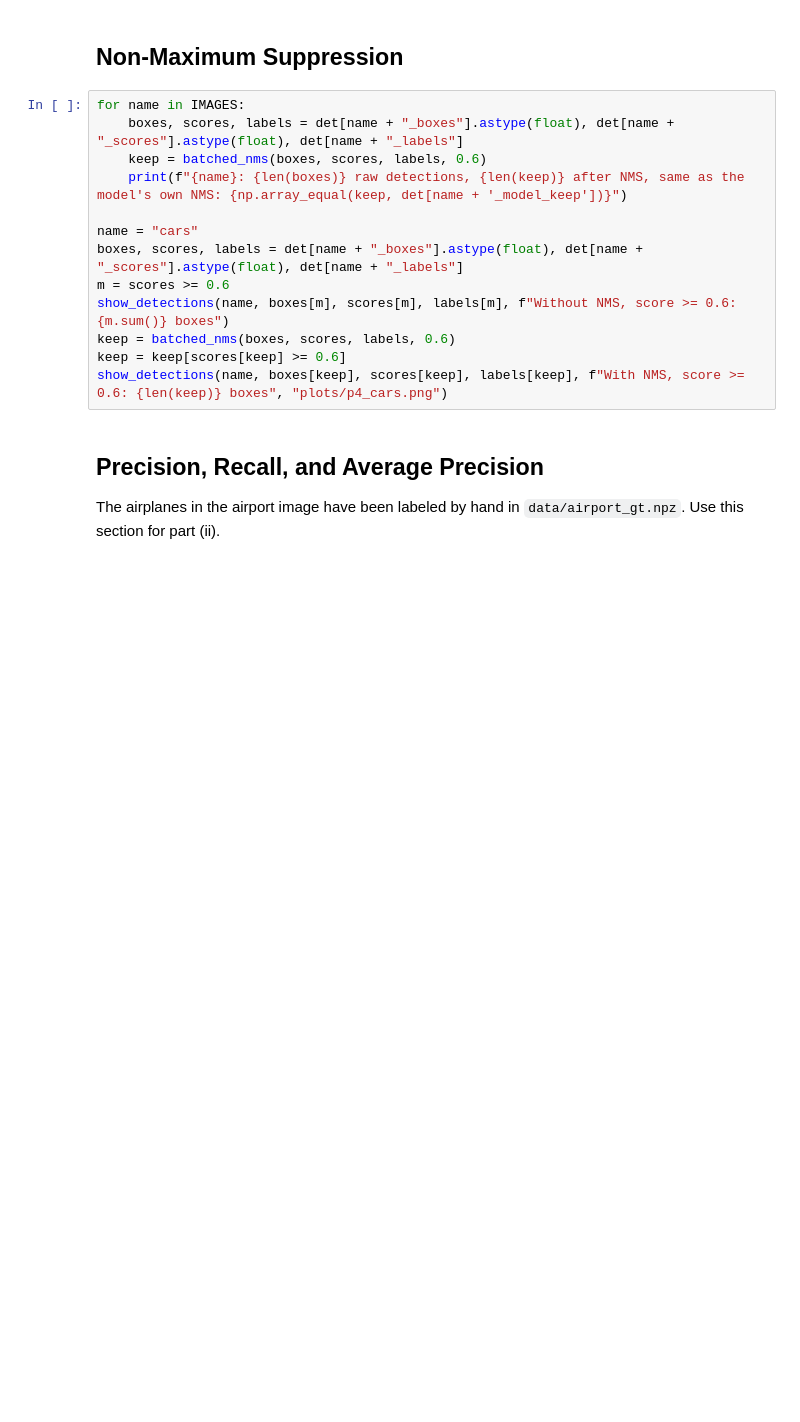
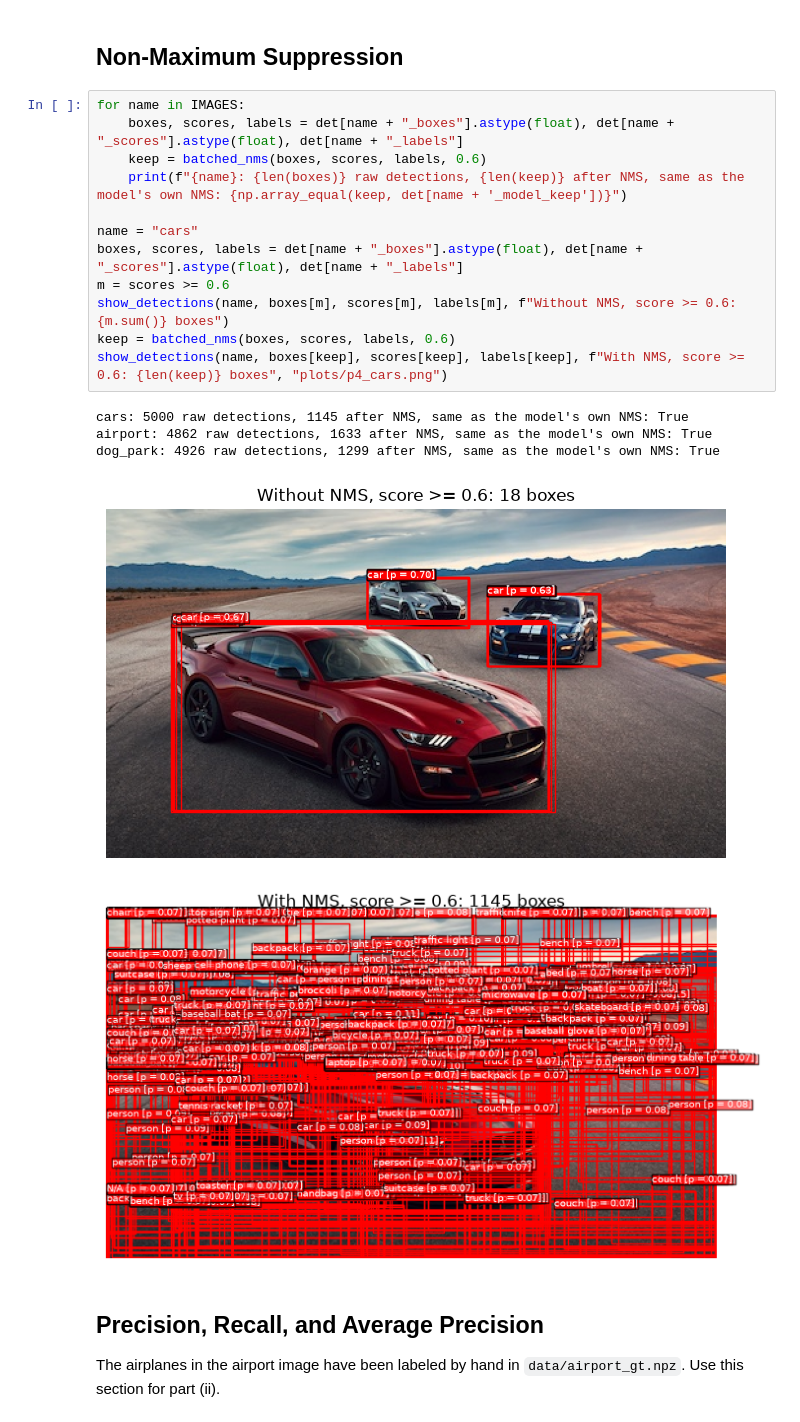
Before and after one commit to Cesium-Lab/stanford, a Jupyter notebook: aa274a/hw3/p4_detection.ipynb, the cells around one changed output. Drawn from its saved outputs; the diff is of its cells as text; blank space fills up the shorter version.

```diff
--- a/aa274a/hw3/p4_detection.ipynb
+++ b/aa274a/hw3/p4_detection.ipynb
@@ -58,16 +59,21 @@ NotImplementedError:
 # %%
 for name in IMAGES:
     boxes, scores, labels = det[name + "_boxes"].astype(float), det[name + "_scores"].astype(float), det[name + "_labels"]
     keep = batched_nms(boxes, scores, labels, 0.6)
     print(f"{name}: {len(boxes)} raw detections, {len(keep)} after NMS, same as the model's own NMS: {np.array_equal(keep, det[name + '_model_keep'])}")
 
 name = "cars"
 boxes, scores, labels = det[name + "_boxes"].astype(float), det[name + "_scores"].astype(float), det[name + "_labels"]
 m = scores >= 0.6
 show_detections(name, boxes[m], scores[m], labels[m], f"Without NMS, score >= 0.6: {m.sum()} boxes")
 keep = batched_nms(boxes, scores, labels, 0.6)
-keep = keep[scores[keep] >= 0.6]
 show_detections(name, boxes[keep], scores[keep], labels[keep], f"With NMS, score >= 0.6: {len(keep)} boxes", "plots/p4_cars.png")
+# %% [output]
+cars: 5000 raw detections, 1145 after NMS, same as the model's own NMS: True
+airport: 4862 raw detections, 1633 after NMS, same as the model's own NMS: True
+dog_park: 4926 raw detections, 1299 after NMS, same as the model's own NMS: True
+[figure, added]
+[figure, added]
 # %% [markdown]
 ## Precision, Recall, and Average Precision
 The airplanes in the airport image have been labeled by hand in `data/airport_gt.npz`. Use this section for part (ii).
```
Also changed, not shown: parts of 3 cells of this notebook, 15 other files.
